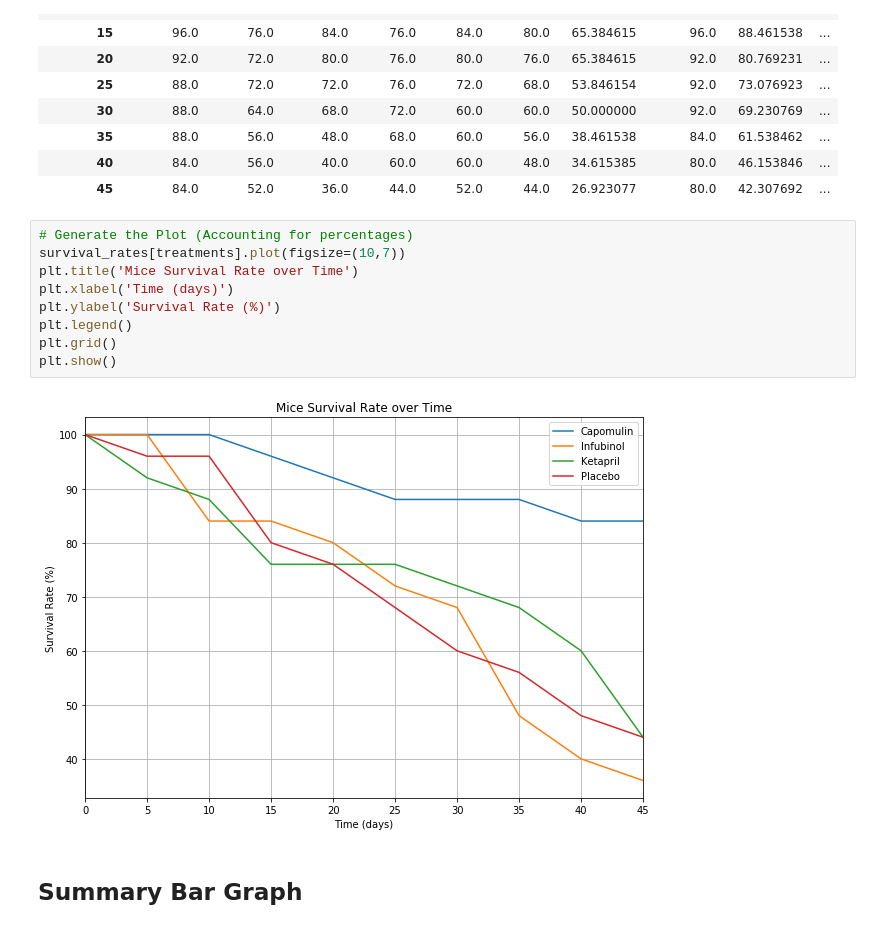
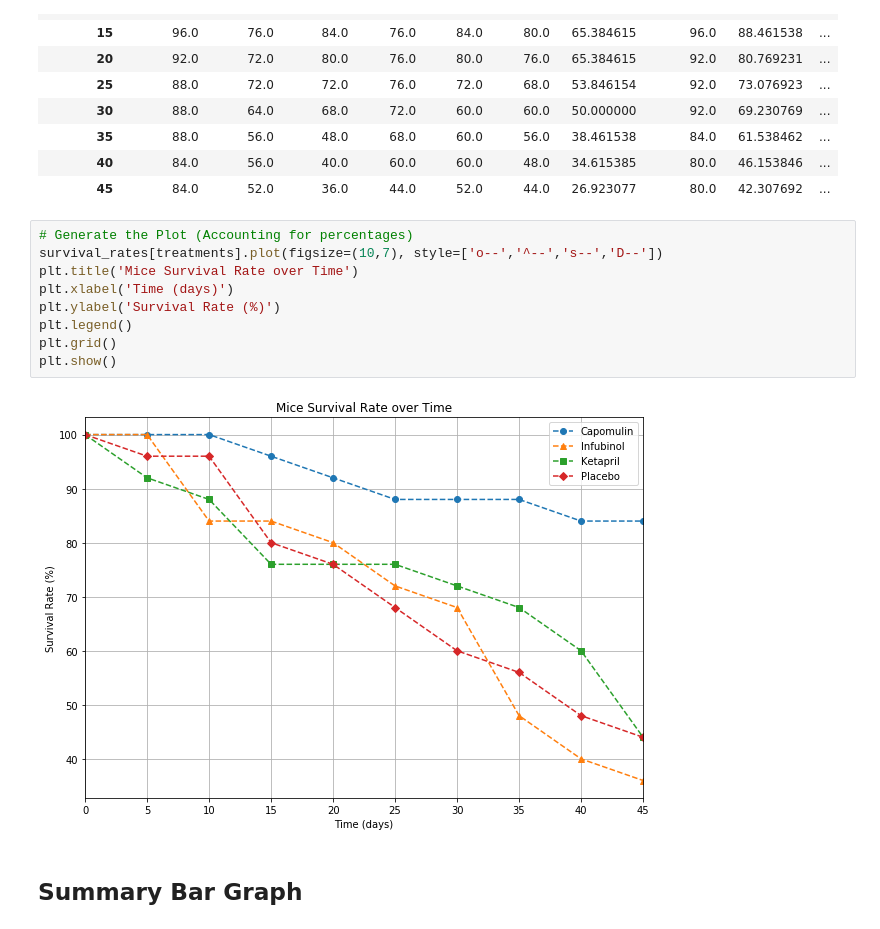
Before and after one commit to JansenKat/matplotlib-challenge, a Jupyter notebook: Pymaceuticals/pymaceuticals_starter.ipynb, the cells around one changed output. Saved outputs shown, nothing was run; the diff lists cells and outputs as text.

```diff
--- a/Pymaceuticals/pymaceuticals_starter.ipynb
+++ b/Pymaceuticals/pymaceuticals_starter.ipynb
@@ -214,15 +223,15 @@ survival_rates
 | 45 | 84.0 | 52.0 | 36.0 | 44.0 | 52.0 | 44.0 | 26.923077 | 80.0 | 42.307692 | ... |
 # %%
 # Generate the Plot (Accounting for percentages)
-survival_rates[treatments].plot(figsize=(10,7))
+survival_rates[treatments].plot(figsize=(10,7), style=['o--','^--','s--','D--'])
 plt.title('Mice Survival Rate over Time')
 plt.xlabel('Time (days)')
 plt.ylabel('Survival Rate (%)')
 plt.legend()
 plt.grid()
 plt.show()
 # %% [output]
-[figure, old version]
+[figure, new version]
 # %% [markdown]
 ## Summary Bar Graph
 # %%
```
Also changed, not shown: parts of 10 cells of this notebook.
